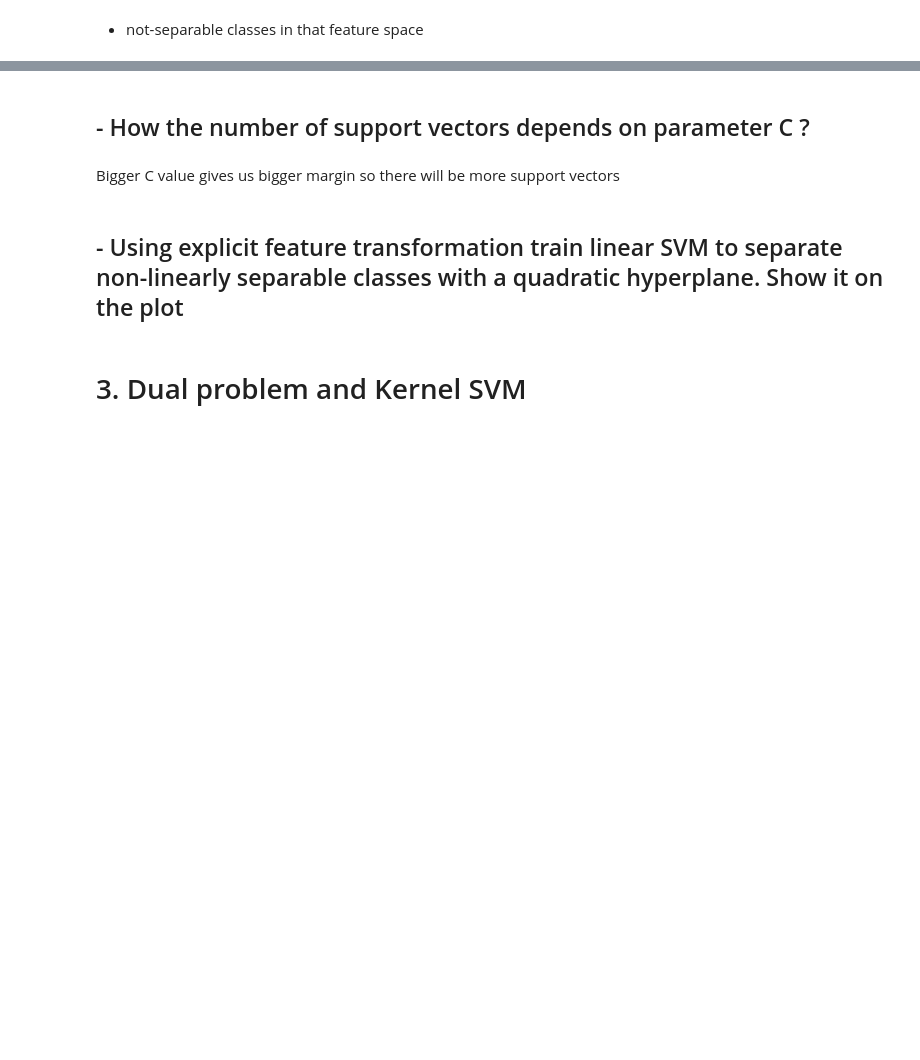
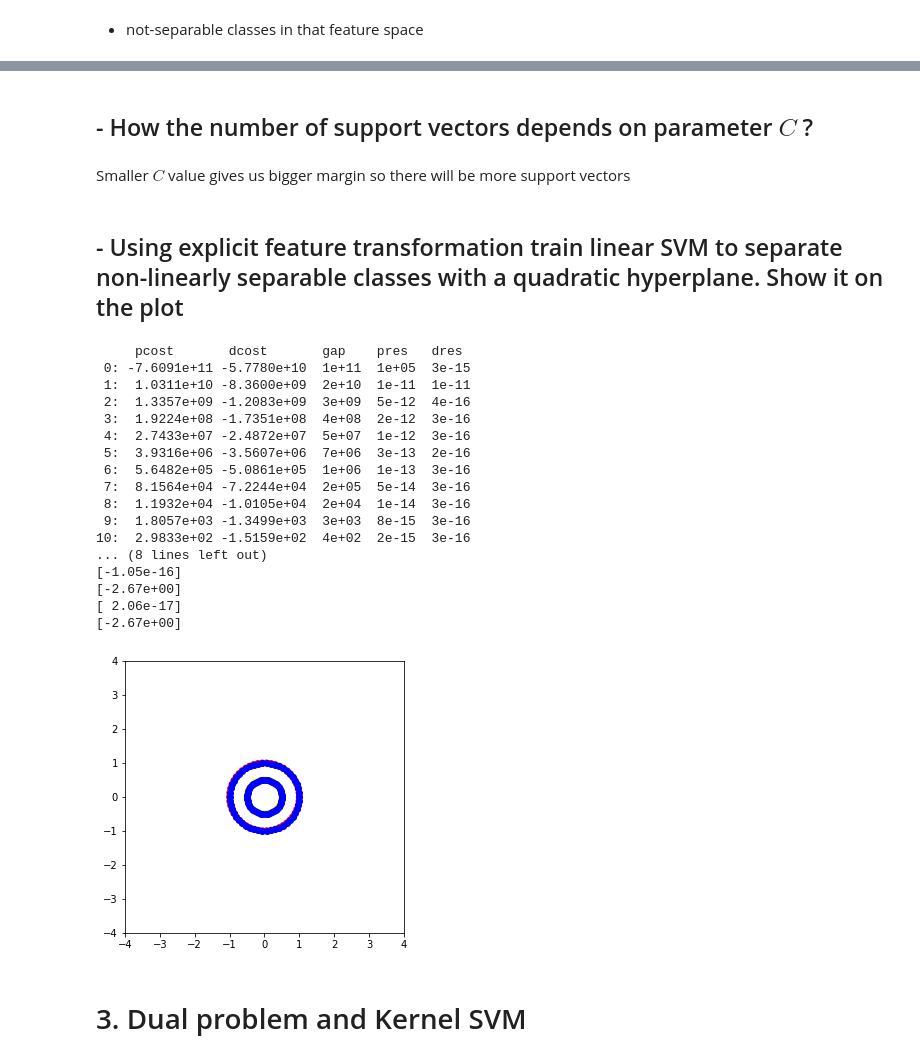
Before and after one commit to Rhymmor/ML-course-reports, a Jupyter notebook: Lab 3/Lab #3 SVM (QP, Kernel trick).ipynb, the cells around one changed output, grey strips where cells are left out. Saved outputs shown, nothing was run; the diff lists cells and outputs as text; code cells hidden in the pictures; blank space fills up the shorter version.

```diff
--- a/Lab 3/Lab #3 SVM (QP, Kernel trick).ipynb
+++ b/Lab 3/Lab #3 SVM (QP, Kernel trick).ipynb
@@ -547,9 +573,41 @@ Optimal solution found.
 # %% [markdown]
-## - How the number of support vectors depends on parameter  C ?
+## - How the number of support vectors depends on parameter  $C$ ?
 # %% [markdown]
-Bigger C value gives us bigger margin so there will be more support vectors
+Smaller $C$ value gives us bigger margin so there will be more support vectors
 # %% [markdown]
 ## - Using explicit feature transformation train linear SVM to separate non-linearly separable classes with a quadratic hyperplane. Show it on the plot
+# %%
+transform = lambda X: np.array([
+    X[:, 0],
+    X[:, 1],
+    X[:, 0] * X[:, 0],
+    X[:, 0] * X[:, 1],
+    X[:, 1] * X[:, 1]
+]).transpose()
+
+svm = LinearSVM(C=1E+5, transform=transform)
+fitting = svm.fit(non_lin['X'], non_lin['y'])
+print fitting['weights']
+plot(svm, non_lin)
+# %% [output]
+     pcost       dcost       gap    pres   dres
+ 0: -7.6091e+11 -5.7780e+10  1e+11  1e+05  3e-15
+ 1:  1.0311e+10 -8.3600e+09  2e+10  1e-11  1e-11
+ 2:  1.3357e+09 -1.2083e+09  3e+09  5e-12  4e-16
+ 3:  1.9224e+08 -1.7351e+08  4e+08  2e-12  3e-16
+ 4:  2.7433e+07 -2.4872e+07  5e+07  1e-12  3e-16
+ 5:  3.9316e+06 -3.5607e+06  7e+06  3e-13  2e-16
+ 6:  5.6482e+05 -5.0861e+05  1e+06  1e-13  3e-16
+ 7:  8.1564e+04 -7.2244e+04  2e+05  5e-14  3e-16
+ 8:  1.1932e+04 -1.0105e+04  2e+04  1e-14  3e-16
+ 9:  1.8057e+03 -1.3499e+03  3e+03  8e-15  3e-16
+10:  2.9833e+02 -1.5159e+02  4e+02  2e-15  3e-16
+... (8 lines left out)
+[-1.05e-16]
+[-2.67e+00]
+[ 2.06e-17]
+[-2.67e+00]
+[figure, added]
 # %% [markdown]
 # 3. Dual problem and Kernel SVM
 # %% [markdown]
```
Also changed, not shown: parts of 25 cells of this notebook.
